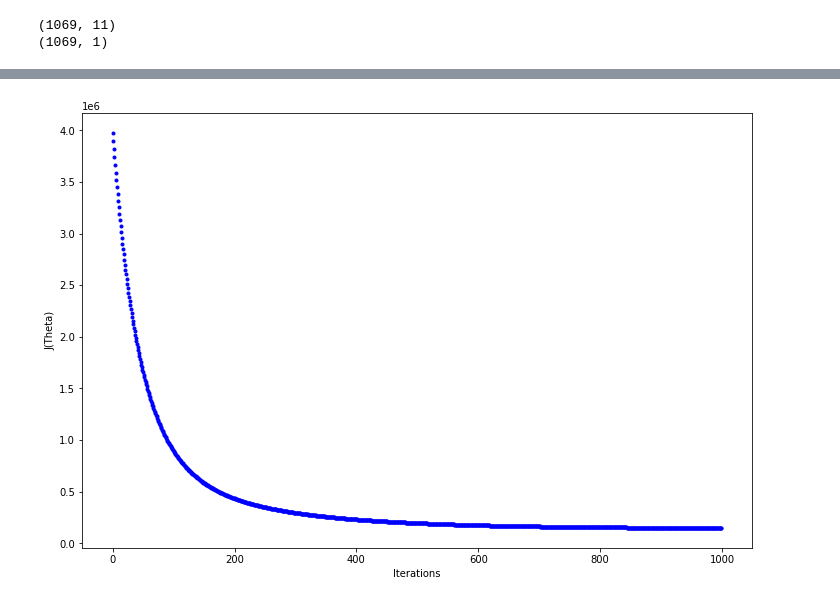
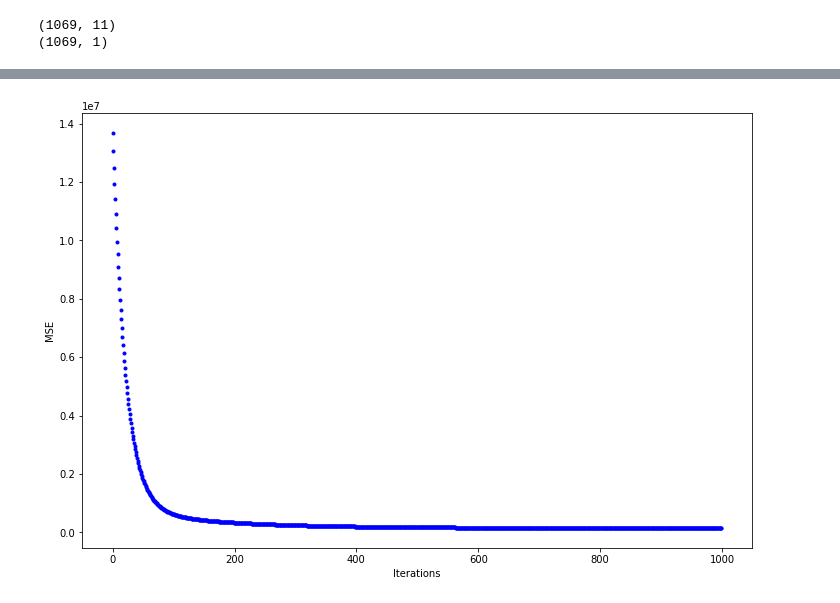
Before and after one commit to bmounikareddy98/Machine-learning-assignments, a Jupyter notebook: Copy_of_Multiple_linear_regression(gradient_descent).ipynb, the cells around one changed output, grey strips where cells are left out. Cells and saved outputs as stored; diff of their text form; code cells hidden in the pictures.

```diff
--- a/Copy_of_Multiple_linear_regression(gradient_descent).ipynb
+++ b/Copy_of_Multiple_linear_regression(gradient_descent).ipynb
@@ -130,7 +124,7 @@ def  cal_cost(theta,X,Y):
     cost = (1/2*m) * np.sum(np.square(predictions-Y))
     return cost
 # %%
-def gradient_descent(X,Y,theta,learning_rate=0.01,iterations=100):
+def gradient_descent(X,Y,theta,learning_rate=0.01,iterations=1000):
     '''
     X    = Matrix of X with added bias units
     y    = Vector of Y
@@ -143,6 +137,8 @@ def gradient_descent(X,Y,theta,learning_rate=0.01,iterations=100):
     m = len(Y)
     cost_history = np.zeros(iterations)
     theta_history = np.zeros((iterations,12))
+    cost_history_test = np.zeros(iterations)
+    theta_history_test = np.zeros((iterations,12))
     for it in range(iterations):
 
         prediction = np.dot(X,theta)
@@ -153,7 +149,7 @@ def gradient_descent(X,Y,theta,learning_rate=0.01,iterations=100):
 
     return theta, cost_history, theta_history
 # %%
-lr =0.01
+lr =0.1
 n_iter = 1000
 
 theta = np.random.randn(12,1)
@@ -167,14 +163,14 @@ for i in range(0, X_train.shape[0]):
   sum+= theta[1][0]*X_train[i][0]+theta[2][0]*X_train[i][1]+theta[3][0]*X_train[i][2]+theta[4][0]*X_train[i][3]+theta[5][0]*X_train[i][4]+theta[6][0]*X_train[i][5]+theta[7][0]*X_train[i][6]+theta[8][0]*X_train[i][7]+theta[9][0]*X_train[i][8]+theta[10][0]*X_train[i][9]+theta[11][0]*X_train[i][10]
   y_pred[i][0]=sum;
   sum=theta[0][0]
-sum=theta[0][0]
+
+theta_test = np.random.randn(12,1)
+X_b_test = np.c_[np.ones((len(X_test),1)),X_test]
+theta_test,cost_history_test,theta_history_test = gradient_descent(X_b_test,Y_test,theta_test,lr,n_iter)
+
+sum_test=theta_test[0][0]
 y_test_pred= np.ones(Y_test.shape)
 for i in range(0, X_test.shape[0]):
-  sum+= theta[1][0]*X_test[i][0]+theta[2][0]*X_test[i][1]+theta[3][0]*X_test[i][2]+theta[4][0]*X_test[i][3]+theta[5][0]*X_test[i][4]+theta[6][0]*X_test[i][5]+theta[7][0]*X_test[i][6]+theta[8][0]*X_test[i][7]+theta[9][0]*X_test[i][8]+theta[10][0]*X_test[i][9]+theta[11][0]*X_test[i][10]
-  y_test_pred[i][0]=sum;
-  sum=theta[0][0]
-
-
-
-"""print('Theta0:          {:0.3f},\nTheta1:          {:0.3f}'.format(theta[0][0],theta[1][0]))
-print('Final cost/MSE:  {:0.3f}'.format(cost_history[-1]))"""
+  sum_test+= theta_test[1][0]*X_test[i][0]+theta_test[2][0]*X_test[i][1]+theta_test[3][0]*X_test[i][2]+theta_test[4][0]*X_test[i][3]+theta_test[5][0]*X_test[i][4]+theta_test[6][0]*X_test[i][5]+theta_test[7][0]*X_test[i][6]+theta_test[8][0]*X_test[i][7]+theta_test[9][0]*X_test[i][8]+theta_test[10][0]*X_test[i][9]+theta_test[11][0]*X_test[i][10]
+  y_test_pred[i][0]=sum_test;
+  sum_test=theta_test[0][0]
@@ -206,8 +223,8 @@ print(r2t_test)
 # %%
 fig,ax = plt.subplots(figsize=(12,8))
-
-ax.set_ylabel('J(Theta)')
+n_iter=1000
+ax.set_ylabel('MSE')
 ax.set_xlabel('Iterations')
 _=ax.plot(range(n_iter),cost_history,'b.')
 # %% [output]
-[figure, old version]
+[figure, new version]
```
Also changed, not shown: parts of 14 cells of this notebook.
